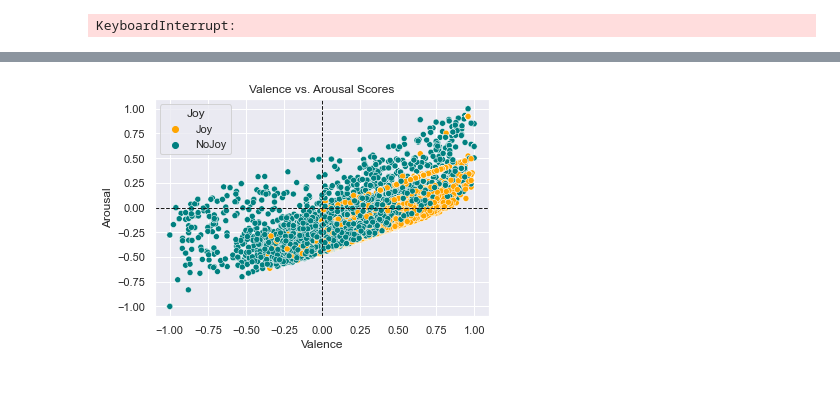
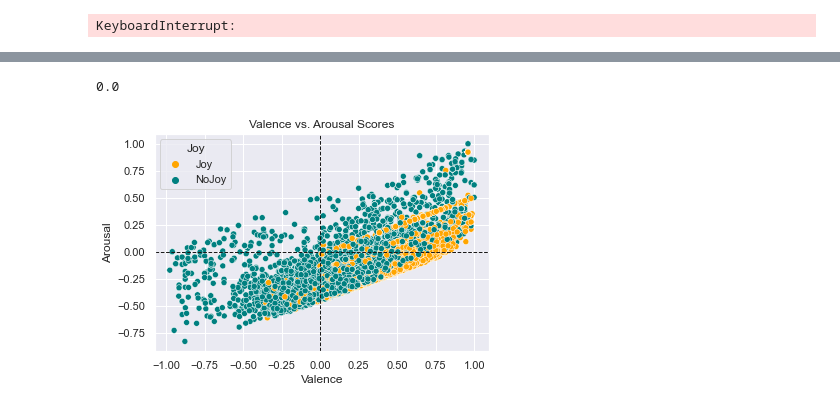
Before and after one commit to corinnesteuk/Joy-Project, a Jupyter notebook: VAD.ipynb, the cells around one changed output, grey strips where cells are left out. Drawn from its saved outputs; the diff is of its cells as text; code cells hidden in the pictures.

```diff
--- a/VAD.ipynb
+++ b/VAD.ipynb
@@ -189,14 +182,14 @@ print(df.head())
 # so we need to scale them to -1 to 1
 
 
-# min_v = min(df["V"])
-# max_v = max(df["V"])
-# min_a = min(df["A"])
-# max_a = max(df["A"])
-# min_d = min(df["D"])
-# max_d = max(df["D"])
+min_v = min(df["V"])
+max_v = max(df["V"])
+min_a = min(df["A"])
+max_a = max(df["A"])
+min_d = min(df["D"])
+max_d = max(df["D"])
 
-# df["V"] = -1 + 2 * ((df["V"] - min_v)/(max_v-min_v))
-# df["A"] = -1 + 2 * ((df["A"] - min_a)/(max_a-min_a))
-# df["D"] = -1 + 2 * ((df["D"] - min_d)/(max_d-min_d))
-#print(df.tail())
+df["V"] = -1 + 2 * ((df["V"] - min_v)/(max_v-min_v))
+df["A"] = -1 + 2 * ((df["A"] - min_a)/(max_a-min_a))
+df["D"] = -1 + 2 * ((df["D"] - min_d)/(max_d-min_d))
+print(df.head())
@@ -203,19 +210,25 @@ print(df.head())
+# %%
+print(min(df["D"]))
+# %% [output]
+0.0
 # %%
 # Same plots as above but with rescaled values
-
+df = df[(df.V != -1) & (df.A != -1)]
 ##Now make this into 4 quadrants
 df['Joy'] = df['Joy'].replace(1,'Joy')
 df['Joy'] = df['Joy'].replace(0,'NoJoy')
 #print(df.head())
 x, y = pd.Series(df["V"], name="Valence"), pd.Series(df["A"], name="Arousal")
 sns.set_theme(color_codes=True)
 ax = sns.scatterplot(data = df, x= "V", y="A", marker="o", hue="Joy", palette = ["orange", "teal"])
 plt.axhline(y=0, color='k', linestyle='--', linewidth=1)
 plt.axvline(x=0, color='k',linestyle='--', linewidth=1)
 plt.xlabel("Valence")
 plt.ylabel("Arousal")
 plt.title("Valence vs. Arousal Scores")
+
 df.to_csv("Scaled-VAD.csv")
+
 #This graph looks very positively correlated and linear --> is this factual or due to the scale?
 # %% [output]
-[figure, old version]
+[figure, new version]
```
Also changed, not shown: parts of 6 cells of this notebook, 1 other file.
